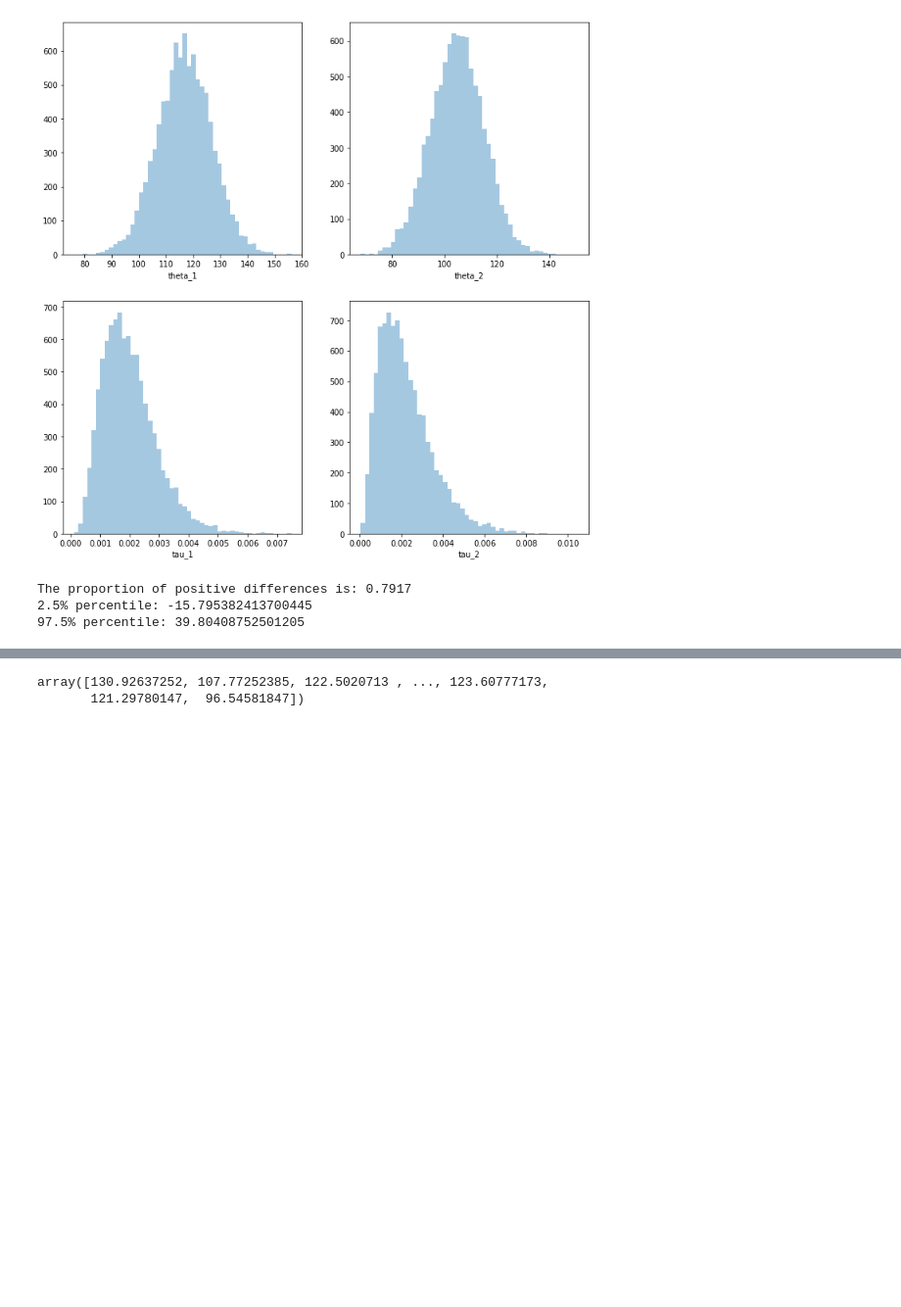
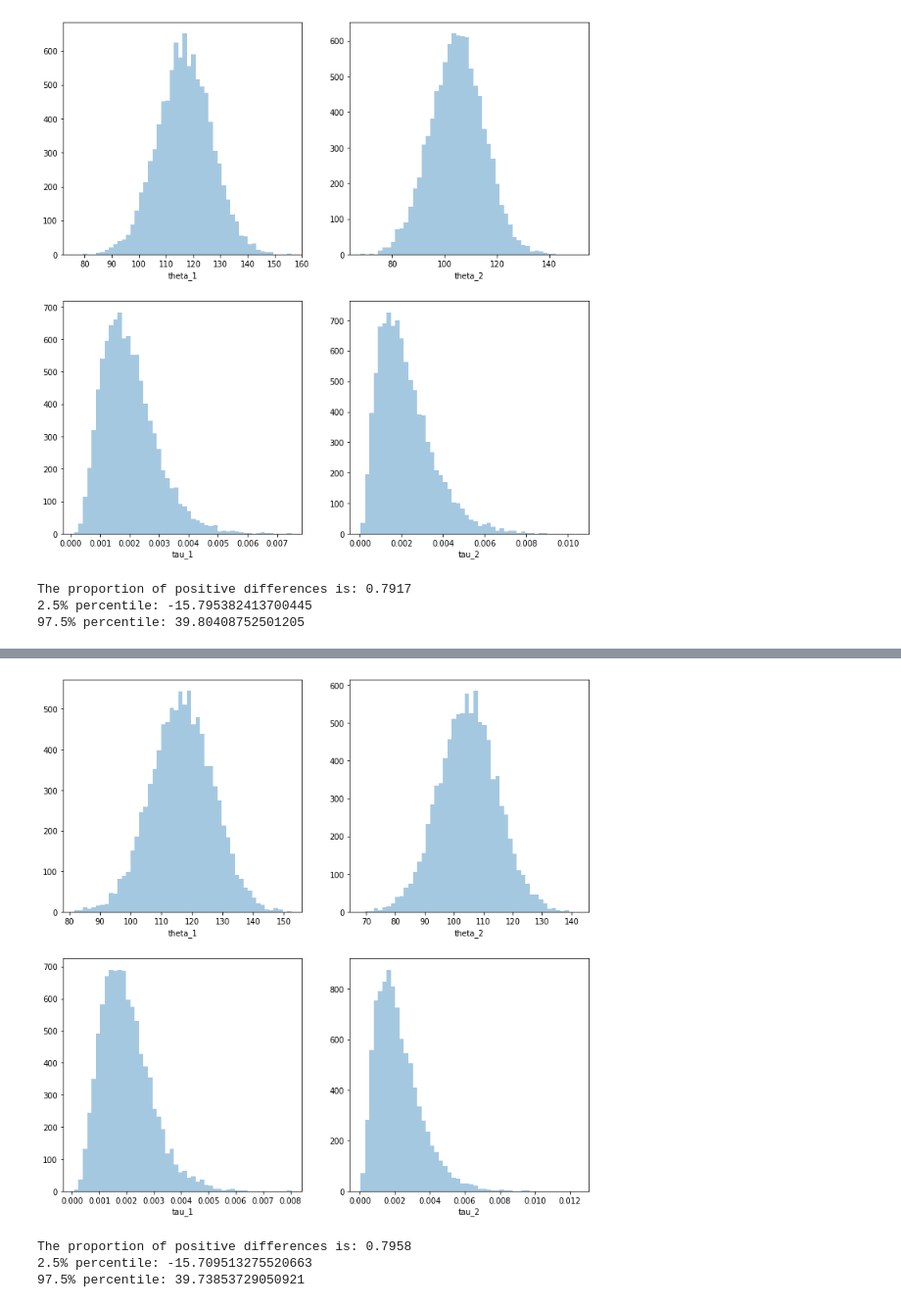
Before and after one commit to woodyzc/ISYE6420, a Jupyter notebook: HW4/Untitled.ipynb, the cells around one changed output, grey strips where cells are left out. Shown: that part at 98% size. Cells and saved outputs as stored; diff of their text form; code cells hidden in the pictures; blank space fills up the shorter version.

```diff
--- a/HW4/Untitled.ipynb
+++ b/HW4/Untitled.ipynb
@@ -132,5 +127,71 @@ array([217.36291671, 211.97784967, 216.61897867, ..., 221.67112595,
-# %%
-thetas_1
-# %% [output]
-array([130.92637252, 107.77252385, 122.5020713 , ..., 123.60777173,
-       121.29780147,  96.54581847])
+# %%
+import numpy as np
+import matplotlib.pyplot as plt
+import seaborn as sns
+
+
+np.random.seed(6)
+data_1 = np.array([134, 146, 104, 119, 124, 161, 107, 83, 113, 129, 97, 123])
+data_2 = np.array([70, 118, 101, 85, 107, 132, 94])
+
+def probability(data):
+    total = sum(data)
+
+    n = len(data)
+
+
+    thetas= np.array([])
+    taus= np.array([])
+
+    theta_0 = 110
+    tau_0= 1/100
+    a = 0.01
+    b = 4
+
+    #initial values
+    theta= 110
+    tau = 0.0025
+
+
+    for i in range(10000):
+
+        theta_new = np.random.normal((tau*total+tau_0*theta_0)/(tau_0+n*tau),np.sqrt(1/tau_0+n*tau))
+        tau_new = np.random.gamma(a + n/2,  1/(b+1/2 * np.sum((data - theta_new)**2)))
+        thetas = np.append(thetas, theta_new)
+        taus = np.append(taus, tau_new)
+        theta_ = theta_new
+        tau = tau_new
+
+
+    return thetas[501:], taus[501:]
+
+thetas_1, taus_1 = probability(data_1)
+thetas_2, taus_2 = probability(data_2)
+var_1 = np.var(thetas_1)
+var_2 = np.var(thetas_2)
+mean_1 = np.mean(thetas_1)
+mean_2 = np.mean(thetas_2)
+theta_sub = np.random.normal(mean_1-mean_2, np.sqrt(var_1+var_2),10000)
+
+
+plt.figure(figsize=(12,12))
+plt.subplot(2, 2, 1)
+sns.distplot(thetas_1, kde=False, axlabel="theta_1")
+plt.subplot(2, 2, 2)
+sns.distplot(thetas_2, kde=False, axlabel="theta_2")
+plt.subplot(2, 2, 3)
+sns.distplot(taus_1, kde=False, axlabel="tau_1")
+plt.subplot(2, 2, 4)
+sns.distplot(taus_2, kde=False, axlabel="tau_2")
+plt.show()
+
+
+print ("The proportion of positive differences is:",sum(theta_sub>0)/len(theta_sub))
+print ("2.5% percentile:", np.percentile(theta_sub, 2.5))
+print ("97.5% percentile:", np.percentile(theta_sub, 97.5))
+plt.show()
+# %% [output]
+[figure, added]
+The proportion of positive differences is: 0.7958
+2.5% percentile: -15.709513275520663
+97.5% percentile: 39.73853729050921
```
Also changed, not shown: parts of 2 cells of this notebook.
